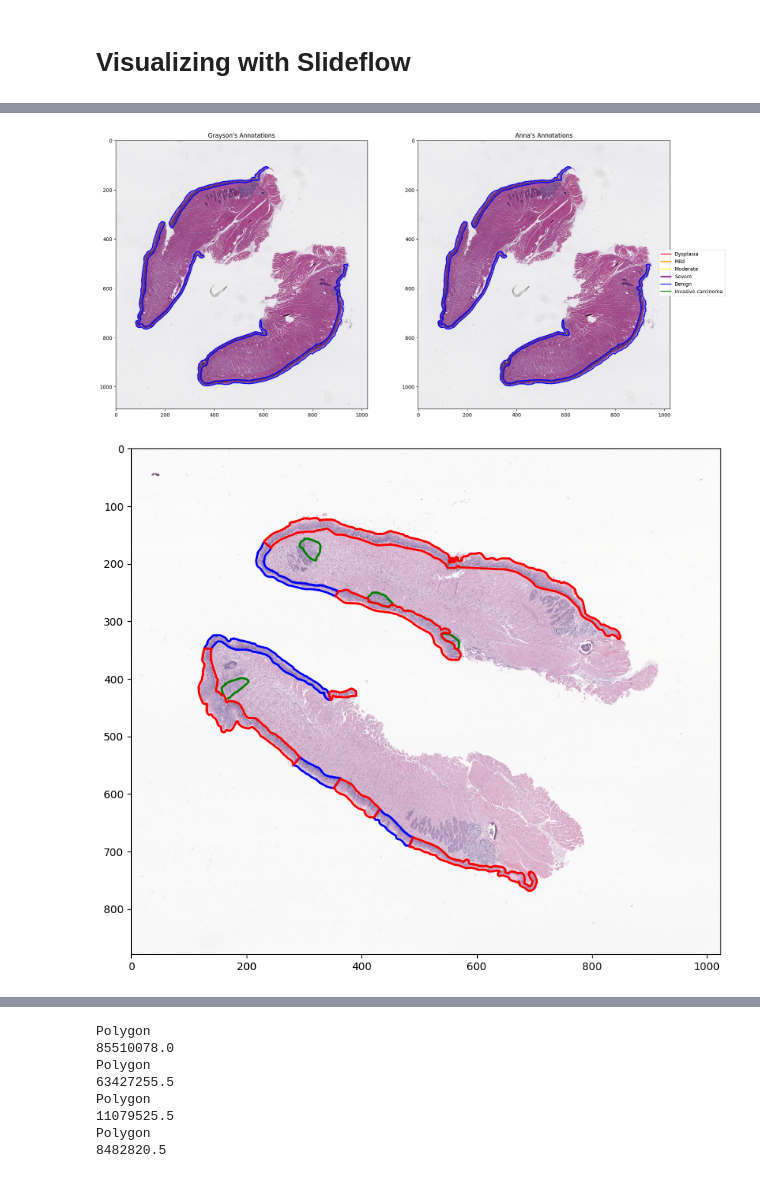
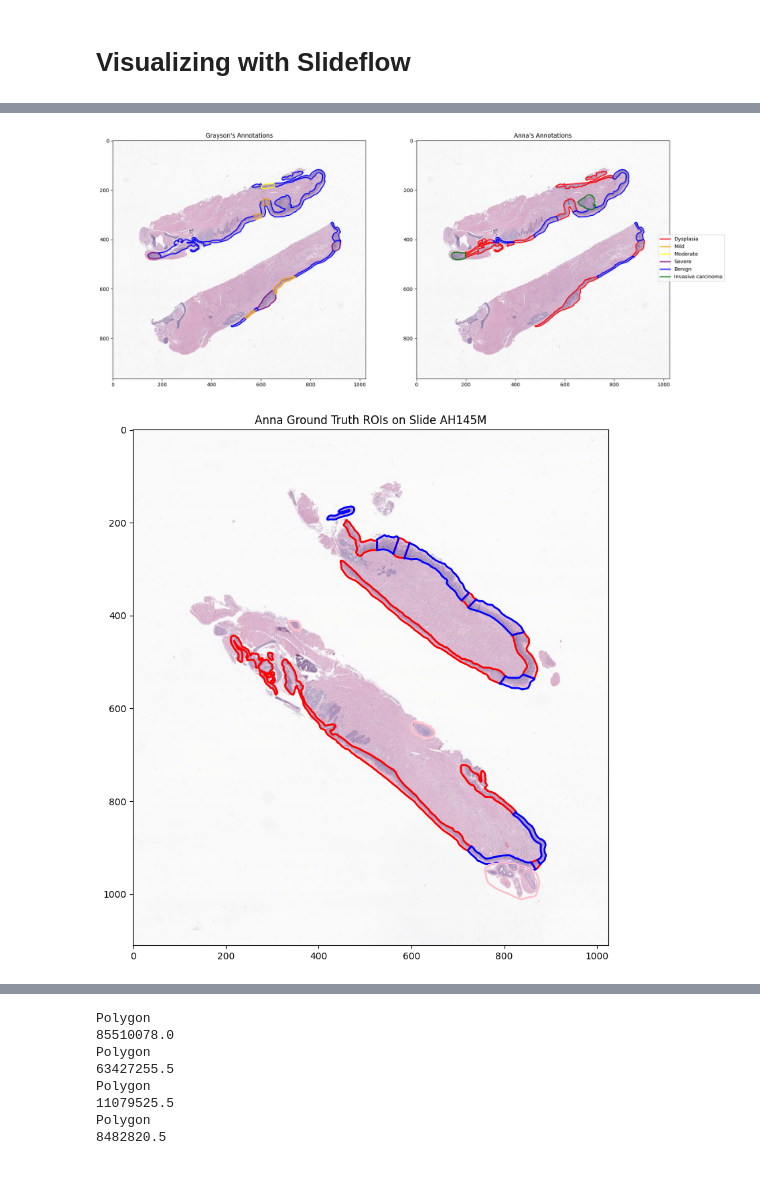
Before and after one commit to Satanna1/Cancer_Project_2025, a Jupyter notebook: Qualitative_Notebook.ipynb, the cells around one changed output, grey strips where cells are left out. Drawn from its saved outputs; the diff is of its cells as text; code cells hidden in the pictures.

```diff
--- a/Qualitative_Notebook.ipynb
+++ b/Qualitative_Notebook.ipynb
@@ -9,17 +9,17 @@ from matplotlib.patches import Polygon as MplPolygon
 
 # Create WSI objects for slide AF110F with both pathologists' annotations
 wsi_grayson = sf.WSI(
-    path="/home/stanna/labshare/SLIDES/PDCD10/TAM_then_4NQO/AF110F.svs",
+    path="/home/stanna/labshare/SLIDES/PDCD10/4NQO_then_TAM/AH141F.svs",
     tile_px=256,
     tile_um=128,
-    rois="/home/stanna/labshare/PROJECTS/PDCD10/rois/grayson/AF110F.csv"
+    rois="/home/stanna/labshare/PROJECTS/PDCD10/rois/grayson/AH141F.csv"
 )
 
 wsi_anna = sf.WSI(
-    path="/home/stanna/labshare/SLIDES/PDCD10/TAM_then_4NQO/AF110F.svs",
+    path="/home/stanna/labshare/SLIDES/PDCD10/4NQO_then_TAM/AH141F.svs",
     tile_px=256,
     tile_um=128,
-    rois="/home/stanna/labshare/PROJECTS/PDCD10/rois/anna/AF110F.csv"
+    rois="/home/stanna/labshare/PROJECTS/PDCD10/rois/anna/AH141F.csv"
 )
 
 # Generate thumbnails without ROI overlays
@@ -86,11 +87,18 @@ plt.show()
-[figure, old version]
+[figure, new version]
 # %%
 #visualize the slide thumbnail and rois for Anna
+
+import os
+import slideflow as sf
+import numpy as np
+import matplotlib.pyplot as plt
+from matplotlib.patches import Polygon as MplPolygon
+
 wsi_anna = sf.WSI(
-    path = "/home/stanna/labshare/SLIDES/PDCD10/4NQO_then_TAM/AG985F.svs",
+    path = "/home/stanna/labshare/SLIDES/PDCD10/4NQO_then_TAM/AH145M.svs",
     tile_px = 256,
     tile_um = 128,
-    rois = "/home/stanna/Cancer_Project_2025/Anna/exp2/AG985F.csv"
+    rois = "/home/stanna/Cancer_Project_2025/Anna/exp2/AH145M.csv"
 )
 
 
@@ -138,6 +146,7 @@ def overlay_rois(ax, wsi_obj):
 fig, ax = plt.subplots(figsize=(10, 10))
 ax.imshow(thumb_anna)
 overlay_rois(ax, wsi_anna)
+plt.title("Anna Ground Truth ROIs on Slide AH145M")
 plt.show()
 # %% [output]
-[figure, old version]
+[figure, new version]
```
Also changed, not shown: parts of 2 cells of this notebook, 3 other files.
